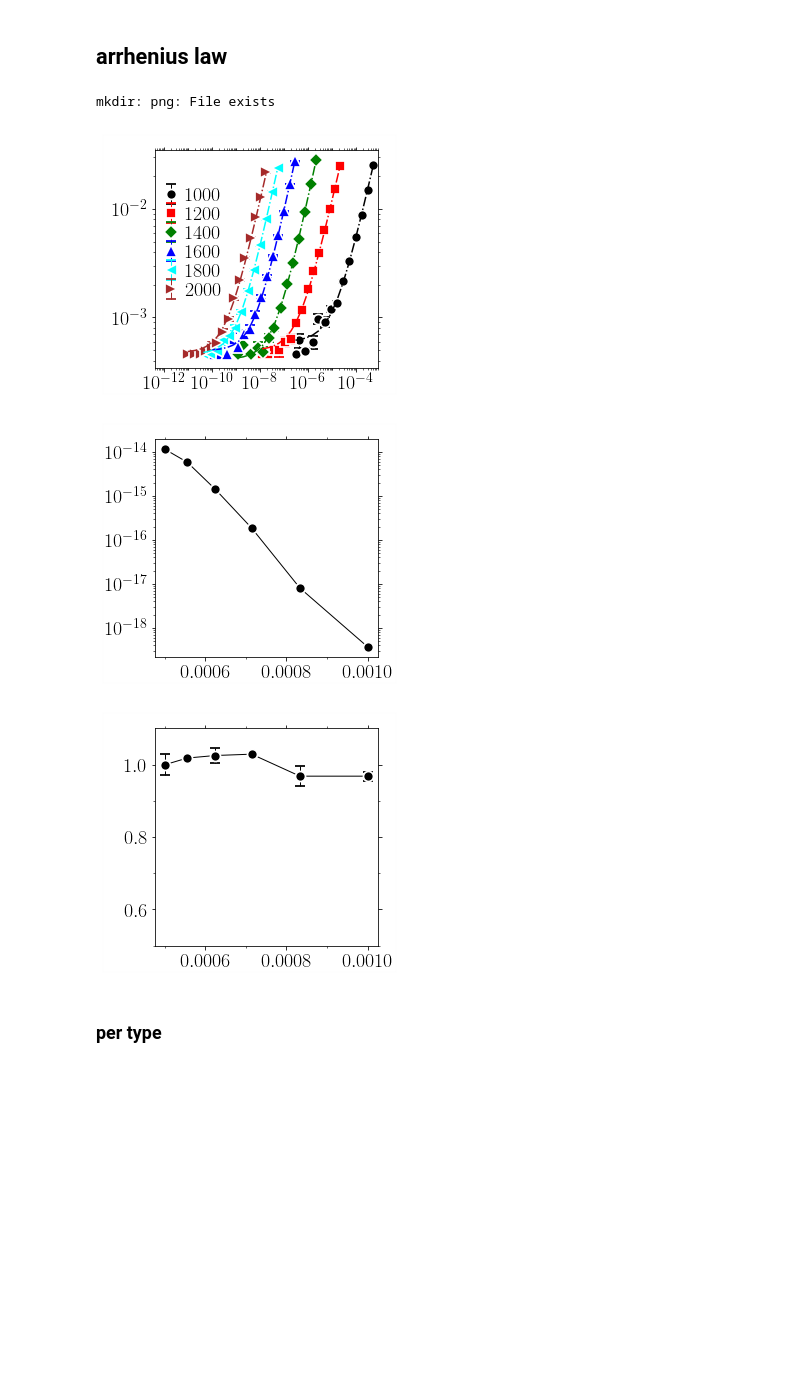
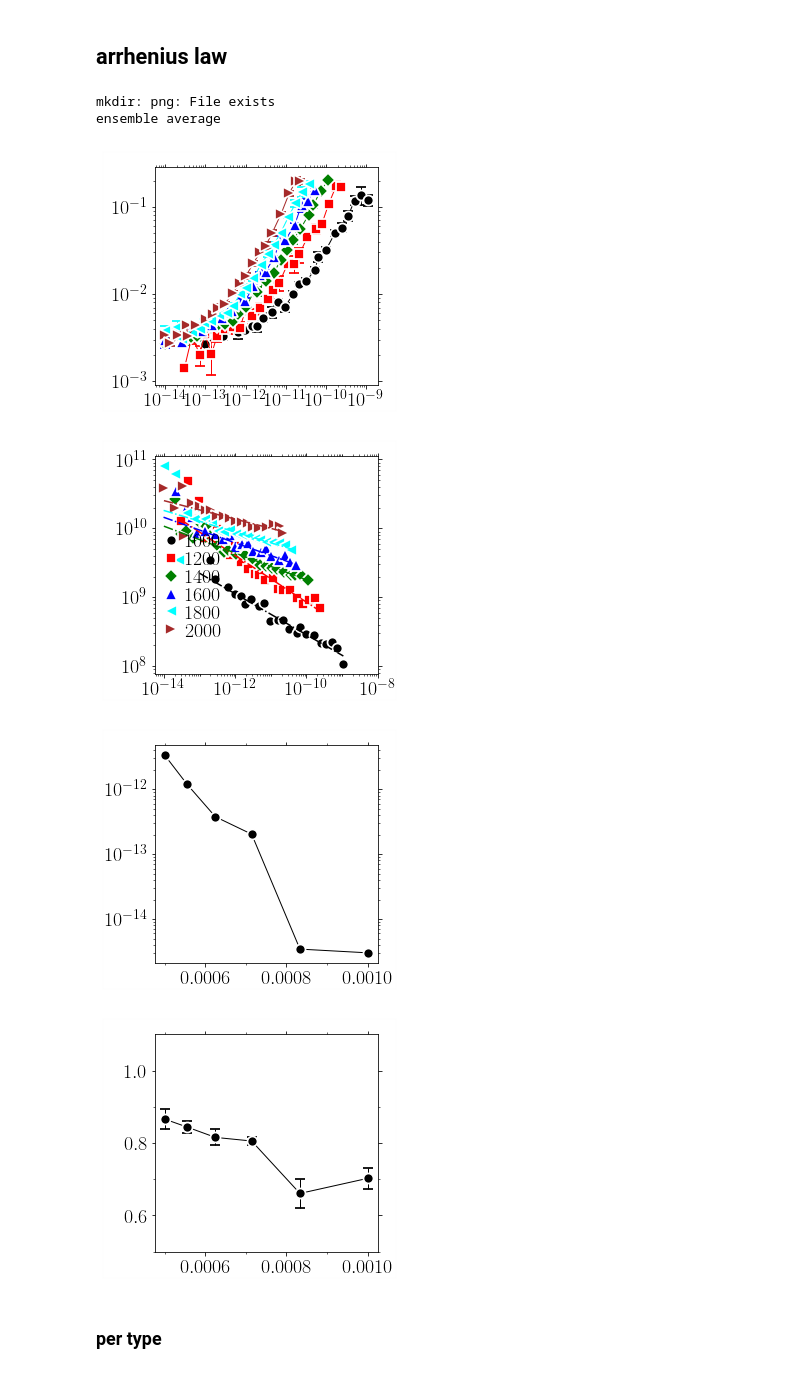
Before and after one commit to kkarimi62/vacancyDiffusion, a Jupyter notebook: postproc/postproc.ipynb, the cells around one changed output. Saved outputs shown, nothing was run; the diff lists cells and outputs as text; code cells hidden in the pictures; blank space fills up the shorter version.

```diff
--- a/postproc/postproc.ipynb
+++ b/postproc/postproc.ipynb
@@ -832,7 +832,7 @@ class Temperature:
 #            utl.PltErr(xsum,ysum,ax=self.ax)
 
 
-    def PlotAverage(self,**kwargs):
+    def PlotAverage(self,rescale=False,**kwargs):
 #        print(list(self.temps_runs))
         self.ax = utl.PltErr(None,#ans[:,0],
                         None,#1e8*ans[:,0],
@@ -844,8 +844,14 @@ class Temperature:
                     else (1.0,0.5,0.5,0.5))
         for temp, count in zip(self.temps,range(len(self.temps))):
             data = self.data_averaged[ temp ]
-            utl.PltErr(data[:,0],data[:,1],
-                   yerr=data[:,2],
+            xdata = data[:,0]
+            ydata = data[:,1]
+            yerr = data[:,2]
+            if rescale:
+                ydata /= xdata
+                yerr /= xdata
+            utl.PltErr(xdata,ydata,
+                   yerr=yerr,
                    ax = self.ax,
                    attrs=symbols.GetAttrs(count=count%7,label=r'$%s$'%temp,nevery=1),
                    Plot=False,
@@ -893,6 +899,7 @@ class Temperature:
             #--- uncertainties
             if self.verbose:
                 print('Temp=%s,x0,y0,c0,alpha'%temp,list(popt),pcov)
+            y0=popt[1]
             alpha=popt[3]
             err_alpha = pcov[3,3]**0.5
             c0=popt[2]
@@ -907,14 +914,14 @@ class Temperature:
                 #---fit
                 xdata_shift = xdata*20**count if shift else xdata
                 utl.PltErr(xdata_shift,
-                                self.func2nd(xdata,*popt),
+                                (self.func2nd(xdata,*popt)-y0)/xdata_shift,
                                 attrs={'fmt':'-.','color':symbols.colors[count%7]},
                            Plot=False,ax=ax)
                 #--- points
 #                temp= [1000,1200,1400,1600,1800,2000][count]
                 utl.PltErr(xdata_shift,
-                           ydata,
-                           yerr=yerr,
+                           (ydata-y0)/xdata_shift,
+                           #yerr=(yerr-y0),#/xdata_shift,
                            attrs=symbols.GetAttrs(count=count%7,label=r'$%s$'%temp,fmt='.'),
                            ax=ax,
                            Plot=False,
@@ -953,17 +960,17 @@ if not eval(confParser['flags']['RemoteMachine']):
     !mkdir png
     #--- temp object
     temp = Temperature(
+        [1000,1200,1400,1600,1800,2000],8,
 #        [1000,1200,1400,1600,1800,2000],8,
-#        [1000,1200,1400,1600,1800,2000],8,
-        [1000,1200,1400,1600,1800,2000],1,
+#        [1000,1200,1400,1600,1800,2000],1,
 #        np.arange(1000,1440,80),1,
-#        verbose = True,
+#         verbose = True,
                      )
     #
     #--- parse data
 #    temp.Parse( list(map(lambda x:'CantorNatom16KTemp%sKEnsemble8/Run%s/msd/msd.txt'%(x[0],x[1]),
-#    temp.Parse( list(map(lambda x:'NiCoCrNatom1KTemp%sK/Run%s/msd/msd.txt'%(x[0],x[1]),
-    temp.Parse( list(map(lambda x:'NiNatom16KTemp%sK/Run%s/msd/msd.txt'%(x[0],x[1]),
+    temp.Parse( list(map(lambda x:'NiCoCrNatom1KTemp%sK/Run%s/msd/msd.txt'%(x[0],x[1]),
+#    temp.Parse( list(map(lambda x:'NiNatom16KTemp%sK/Run%s/msd/msd.txt'%(x[0],x[1]),
                          temp.temps_runs ))
               )
     #
@@ -995,6 +1002,7 @@ if not eval(confParser['flags']['RemoteMachine']):
 #                   'ystr':r'msd(A$^2$)',
                    'title':'png/msd_temp_cantor.png',
         })
+
     #
     #--- fit
     #
@@ -1003,41 +1011,44 @@ if not eval(confParser['flags']['RemoteMachine']):
 #             bounds=([0, 0, 0,0.999], [1e-2, 1e-3, 1,1.001]),
 #             p0=[2.450192558293684e-08, 0.00023822488904874157, 0.9999977703994274, 0.9991059679876155],
             p0=[[1e-08, 1e-4, 1e2, 1.0]],
-#             SIGMA=True, #--- comment for ni
+             SIGMA=True, #--- comment for ni
              plotAttrs={'yscale':'log',
                   'xscale':'log',
-                   'xlim':(4e-13,8e-4),
+#                   'xlim':(4e-13,8e-4),
 #                   'ylim':(1e-4,1e-1),
 #                     'xstr':r'$t\mathrm{(s)}$',
 #                   'ystr':r'msd(A$^2$)',
                         'ndecade_x':2,
                     'bbox_to_anchor':(-0.05,0.23,0.5,0.5),
                    'title':'png/msd_temp_ni_fit.png'},
             )
+
     temp.PlotDiff(**{
                   'yscale':'log',
 #                   'xlim':(1e-12,1e-3),
 #                   'ylim':(1e-4,1e-1),
 #                   xstr=r'$1/T(K^{-1})$',
 #                   ystr=r'$D(m^2/s)$',
                     'title':'png/D_temp_cantor.png',
                     }
                 )
 
     temp.PlotExponent(**{
 #                  'yscale':'log',
 #                   'xlim':(1e-10,1e-3),
                    'ylim':(.5,1.1),
 #                   xstr=r'$1/T(K^{-1})$',
 #                   ystr=r'$D(m^2/s)$',
                     'title':'png/alpha_temp_ni.png',
                     }
                 )
 # %% [output]
 mkdir: png: File exists
+ensemble average
-[figure, old version]
+[figure, new version]
-[figure, old version]
+[figure, new version]
-[figure, old version]
+[figure, new version]
+[figure, added]
 # %% [markdown]
 ### per type
 # %%
```
Also changed, not shown: parts of 2 cells of this notebook, 3 other files.
